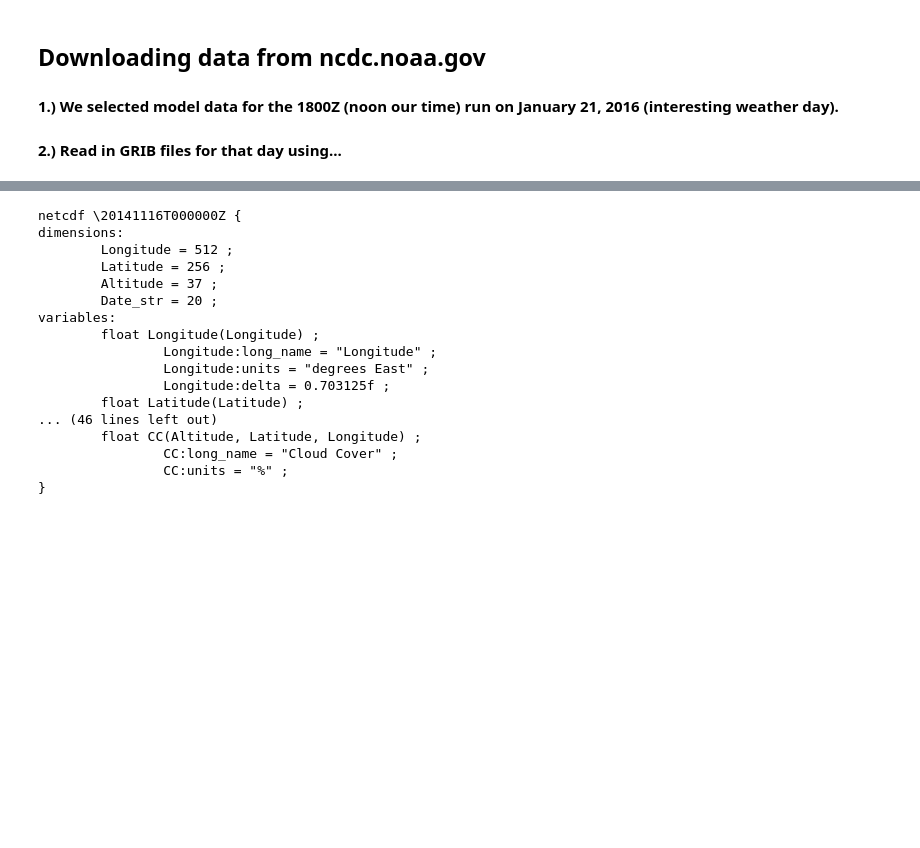
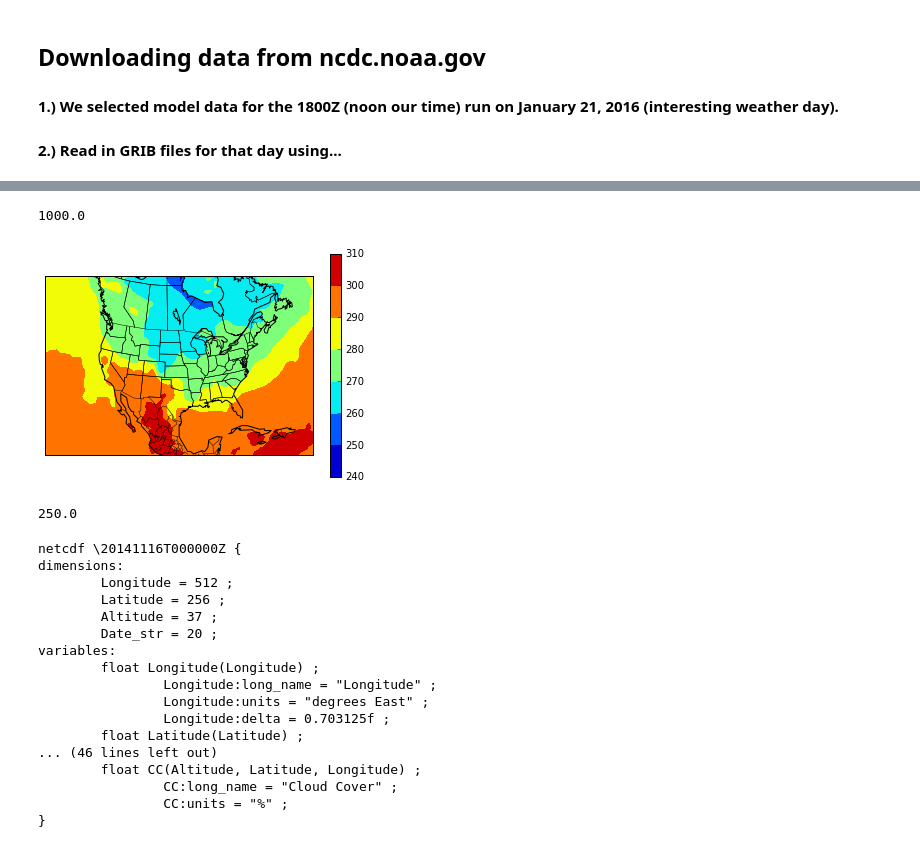
Before and after one commit to lafarris/python-project, a Jupyter notebook: Model data.ipynb, the cells around one changed output, grey strips where cells are left out. Drawn from its saved outputs; the diff is of its cells as text; code cells hidden in the pictures; blank space fills up the shorter version.

```diff
--- a/Model data.ipynb
+++ b/Model data.ipynb
@@ -33 +45,21 @@ plt.show()
+# %%
+lonall, latall = np.meshgrid(lon,lat)
+lonproj, latproj = bm(lonall, latall)
+bm.drawcountries()
+bm.drawcoastlines()
+bm.drawstates()
+tempimg = plt.contourf(lonproj, latproj, temp)
+plt.colorbar(tempimg)
+print(ncfile['Altitude'][0])
+plt.show()
+# %% [output]
+1000.0
+[figure, added]
+# %%
+print(ncfile['Altitude'][20])
+#  pressure and temp alt 0
+#  rh at 11
+#  vorticity 15
+# %% [output]
+250.0
 # %%
```
Also changed, not shown: parts of 3 cells of this notebook, 2 other files.
